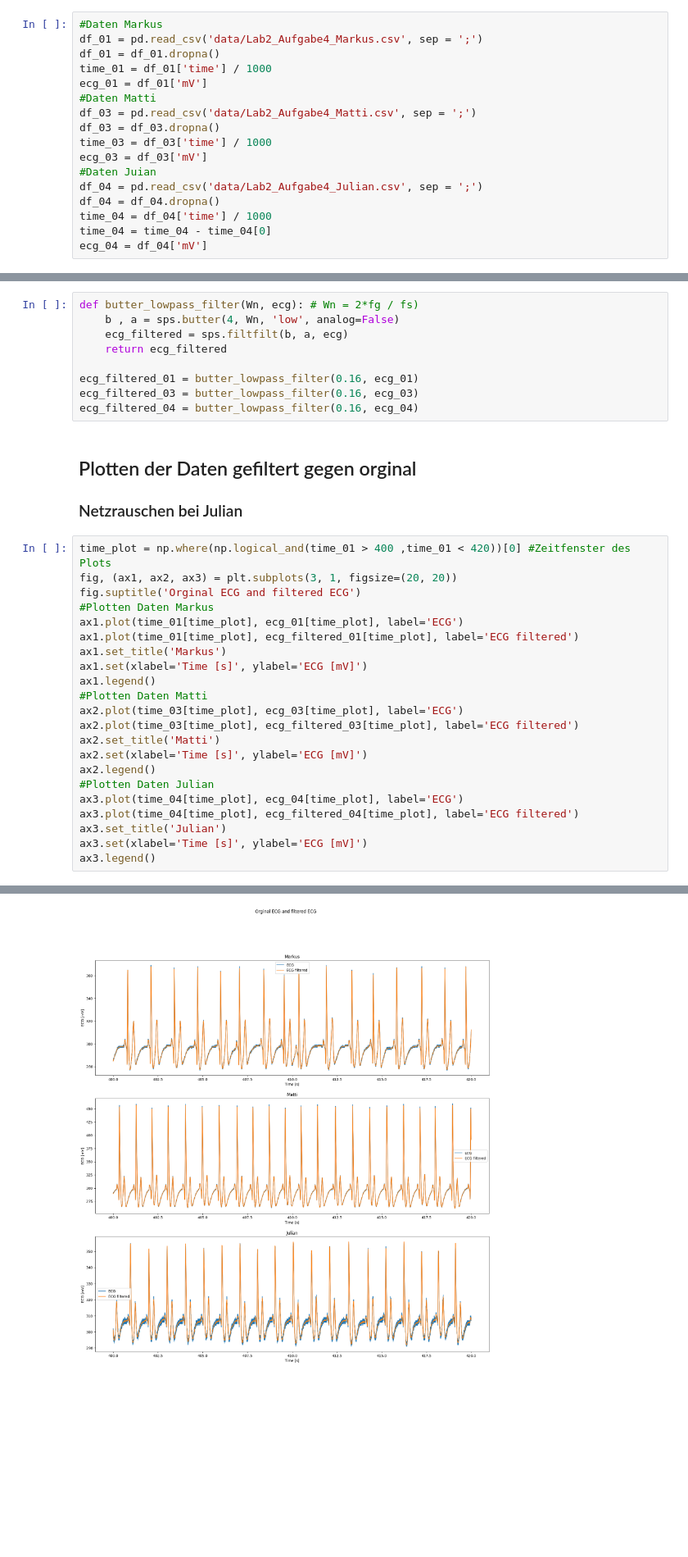
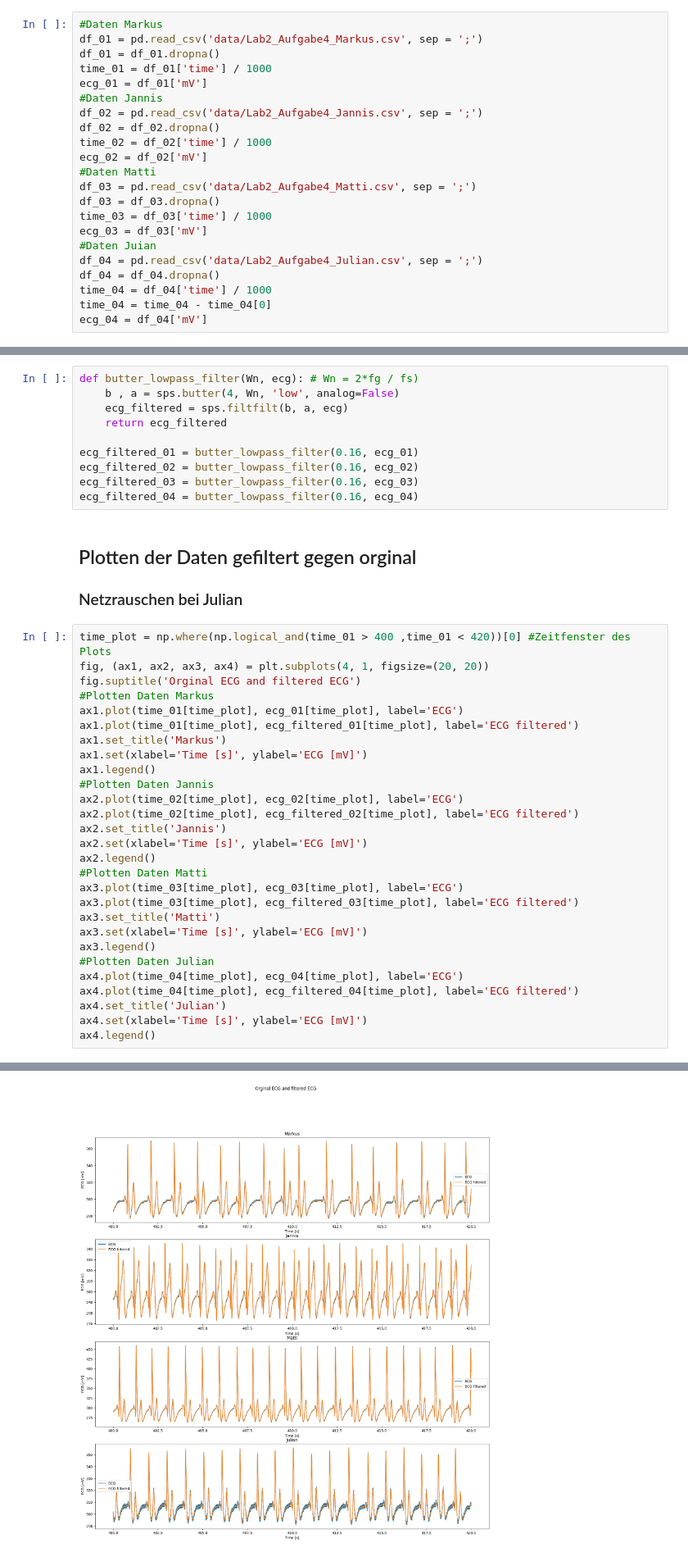
Before and after one commit to jannis-chr/Biosignal_2, a Jupyter notebook: Praktikum_2_Markus.ipynb, the cells around one changed output, grey strips where cells are left out. Shown at 82% size. Drawn from its saved outputs; the diff is of its cells as text; blank space fills up the shorter version.

```diff
--- a/Praktikum_2_Markus.ipynb
+++ b/Praktikum_2_Markus.ipynb
@@ -14,6 +14,11 @@ df_01 = pd.read_csv('data/Lab2_Aufgabe4_Markus.csv', sep = ';')
 df_01 = df_01.dropna()
 time_01 = df_01['time'] / 1000
 ecg_01 = df_01['mV']
+#Daten Jannis
+df_02 = pd.read_csv('data/Lab2_Aufgabe4_Jannis.csv', sep = ';')
+df_02 = df_02.dropna()
+time_02 = df_02['time'] / 1000
+ecg_02 = df_02['mV']
 #Daten Matti
 df_03 = pd.read_csv('data/Lab2_Aufgabe4_Matti.csv', sep = ';')
 df_03 = df_03.dropna()
@@ -34,6 +39,7 @@ def butter_lowpass_filter(Wn, ecg): # Wn = 2*fg / fs)
     return ecg_filtered
 
 ecg_filtered_01 = butter_lowpass_filter(0.16, ecg_01)
+ecg_filtered_02 = butter_lowpass_filter(0.16, ecg_02)
 ecg_filtered_03 = butter_lowpass_filter(0.16, ecg_03)
 ecg_filtered_04 = butter_lowpass_filter(0.16, ecg_04)
 # %% [markdown]
@@ -41,29 +47,35 @@ ecg_filtered_04 = butter_lowpass_filter(0.16, ecg_04)
 ### Netzrauschen bei Julian
 # %%
 time_plot = np.where(np.logical_and(time_01 > 400 ,time_01 < 420))[0] #Zeitfenster des Plots
-fig, (ax1, ax2, ax3) = plt.subplots(3, 1, figsize=(20, 20))
+fig, (ax1, ax2, ax3, ax4) = plt.subplots(4, 1, figsize=(20, 20))
 fig.suptitle('Orginal ECG and filtered ECG')
 #Plotten Daten Markus
 ax1.plot(time_01[time_plot], ecg_01[time_plot], label='ECG')
 ax1.plot(time_01[time_plot], ecg_filtered_01[time_plot], label='ECG filtered')
 ax1.set_title('Markus')
 ax1.set(xlabel='Time [s]', ylabel='ECG [mV]')
 ax1.legend()
-#Plotten Daten Matti
-ax2.plot(time_03[time_plot], ecg_03[time_plot], label='ECG')
-ax2.plot(time_03[time_plot], ecg_filtered_03[time_plot], label='ECG filtered')
-ax2.set_title('Matti')
+#Plotten Daten Jannis
+ax2.plot(time_02[time_plot], ecg_02[time_plot], label='ECG')
+ax2.plot(time_02[time_plot], ecg_filtered_02[time_plot], label='ECG filtered')
+ax2.set_title('Jannis')
 ax2.set(xlabel='Time [s]', ylabel='ECG [mV]')
 ax2.legend()
-#Plotten Daten Julian
-ax3.plot(time_04[time_plot], ecg_04[time_plot], label='ECG')
-ax3.plot(time_04[time_plot], ecg_filtered_04[time_plot], label='ECG filtered')
-ax3.set_title('Julian')
+#Plotten Daten Matti
+ax3.plot(time_03[time_plot], ecg_03[time_plot], label='ECG')
+ax3.plot(time_03[time_plot], ecg_filtered_03[time_plot], label='ECG filtered')
+ax3.set_title('Matti')
 ax3.set(xlabel='Time [s]', ylabel='ECG [mV]')
 ax3.legend()
+#Plotten Daten Julian
+ax4.plot(time_04[time_plot], ecg_04[time_plot], label='ECG')
+ax4.plot(time_04[time_plot], ecg_filtered_04[time_plot], label='ECG filtered')
+ax4.set_title('Julian')
+ax4.set(xlabel='Time [s]', ylabel='ECG [mV]')
+ax4.legend()
 # %% [output]
 <matplotlib.legend.Legend at 0x...>
-[figure, old version]
+[figure, new version]
 # %% [markdown]
 ## Aufgabe 3
 # %%
```
Also changed, not shown: parts of 3 cells of this notebook, 1 other file.
